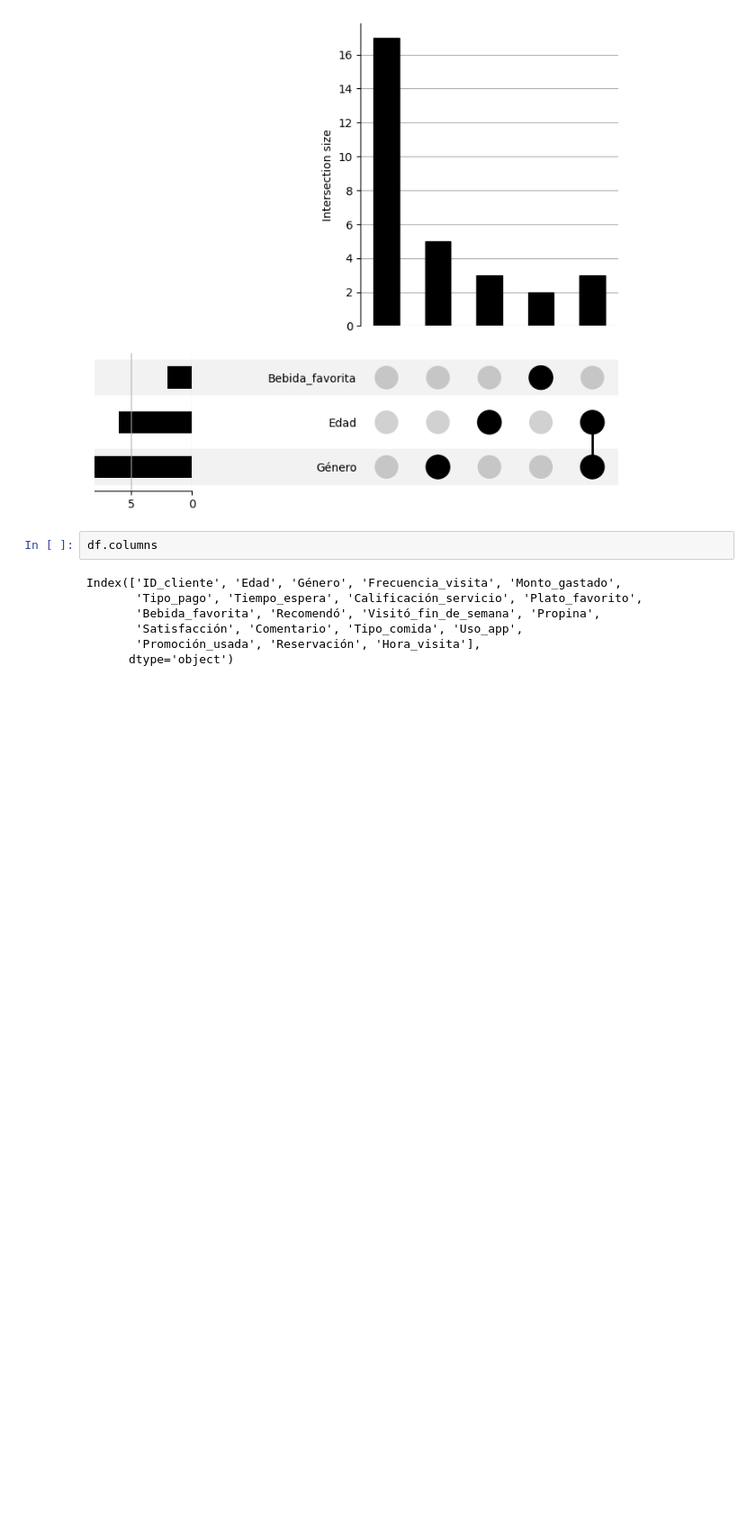
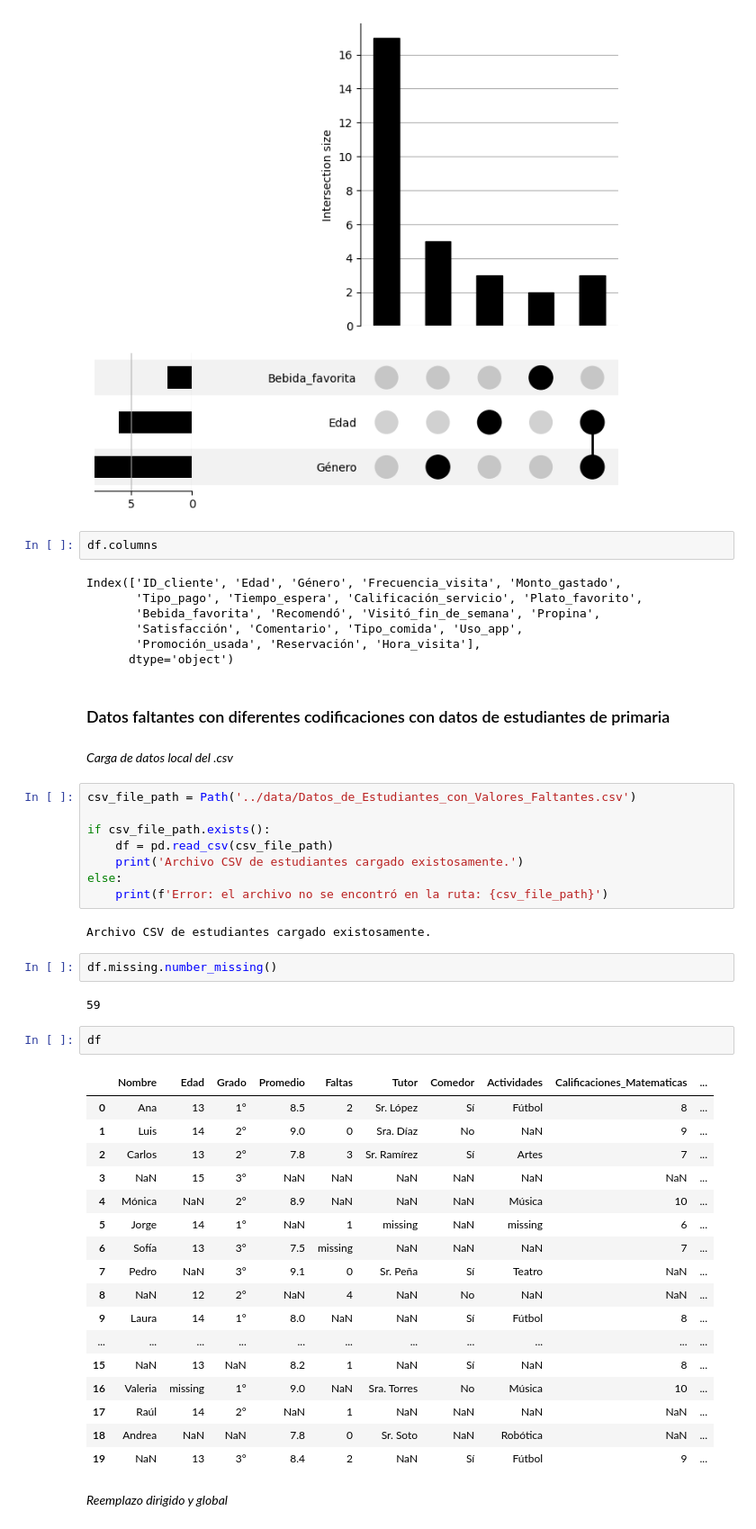
Before and after one commit to fcisnerosr/datos_faltantes, a Jupyter notebook: curso-datos-faltantes-main/mio/exploracion_restaurantes.ipynb, the cells around one changed output. Shown at 90% size. Saved outputs shown, nothing was run; the diff lists cells and outputs as text; blank space fills up the shorter version.

```diff
--- a/curso-datos-faltantes-main/mio/exploracion_restaurantes.ipynb
+++ b/curso-datos-faltantes-main/mio/exploracion_restaurantes.ipynb
@@ -221,3 +221,43 @@ Index(['ID_cliente', 'Edad', 'Género', 'Frecuencia_visita', 'Monto_gastado',
        'Satisfacción', 'Comentario', 'Tipo_comida', 'Uso_app',
        'Promoción_usada', 'Reservación', 'Hora_visita'],
       dtype='object')
+# %% [markdown]
+### Datos faltantes con diferentes codificaciones con datos de estudiantes de primaria
+# %% [markdown]
+_Carga de datos local del .csv_
+# %%
+csv_file_path = Path('../data/Datos_de_Estudiantes_con_Valores_Faltantes.csv')
+
+if csv_file_path.exists():
+    df = pd.read_csv(csv_file_path)
+    print('Archivo CSV de estudiantes cargado existosamente.')
+else:
+    print(f'Error: el archivo no se encontró en la ruta: {csv_file_path}')
+# %% [output]
+Archivo CSV de estudiantes cargado existosamente.
+# %%
+df.missing.number_missing()
+# %% [output]
+59
+# %%
+df
+# %% [output]
+|  | Nombre | Edad | Grado | Promedio | Faltas | Tutor | Comedor | Actividades | Calificaciones_Matematicas | ... |
+| 0 | Ana | 13 | 1° | 8.5 | 2 | Sr. López | Sí | Fútbol | 8 | ... |
+| 1 | Luis | 14 | 2° | 9.0 | 0 | Sra. Díaz | No | NaN | 9 | ... |
+| 2 | Carlos | 13 | 2° | 7.8 | 3 | Sr. Ramírez | Sí | Artes | 7 | ... |
+| 3 | NaN | 15 | 3° | NaN | NaN | NaN | NaN | NaN | NaN | ... |
+| 4 | Mónica | NaN | 2° | 8.9 | NaN | NaN | NaN | Música | 10 | ... |
+| 5 | Jorge | 14 | 1° | NaN | 1 | missing | NaN | missing | 6 | ... |
+| 6 | Sofía | 13 | 3° | 7.5 | missing | NaN | NaN | NaN | 7 | ... |
+| 7 | Pedro | NaN | 3° | 9.1 | 0 | Sr. Peña | Sí | Teatro | NaN | ... |
+| 8 | NaN | 12 | 2° | NaN | 4 | NaN | No | NaN | NaN | ... |
+| 9 | Laura | 14 | 1° | 8.0 | NaN | NaN | Sí | Fútbol | 8 | ... |
+| ... | ... | ... | ... | ... | ... | ... | ... | ... | ... | ... |
+| 15 | NaN | 13 | NaN | 8.2 | 1 | NaN | Sí | NaN | 8 | ... |
+| 16 | Valeria | missing | 1° | 9.0 | NaN | Sra. Torres | No | Música | 10 | ... |
+| 17 | Raúl | 14 | 2° | NaN | 1 | NaN | NaN | NaN | NaN | ... |
+| 18 | Andrea | NaN | NaN | 7.8 | 0 | Sr. Soto | NaN | Robótica | NaN | ... |
+| 19 | NaN | 13 | 3° | 8.4 | 2 | NaN | Sí | Fútbol | 9 | ... |
+# %% [markdown]
+_Reemplazo dirigido y global_
```
Also changed, not shown: parts of 5 cells of this notebook.
